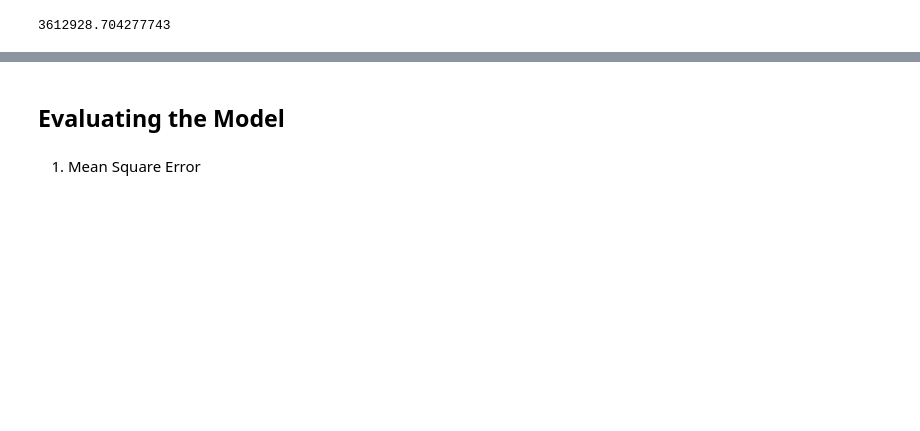
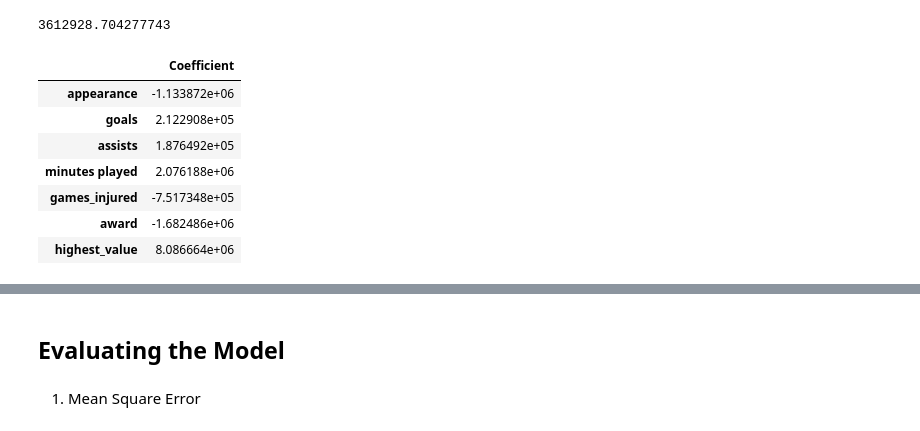
Before and after one commit to Tw-0l/Football-Players-Transfer-Fees-Predictions, a Jupyter notebook: EDA explain template.ipynb, the cells around one changed output, grey strips where cells are left out. Drawn from its saved outputs; the diff is of its cells as text; code cells hidden in the pictures; blank space fills up the shorter version.

```diff
--- a/EDA explain template.ipynb
+++ b/EDA explain template.ipynb
@@ -336,3 +338,6 @@ X_test_scaled = scaler.transform(X_test)
 ## Buliding the Model
 # %%
 model = LinearRegression()
+# %%
+
+ridge_model = Ridge(alpha = 20)
@@ -343,3 +366,6 @@ model = LinearRegression()
 model.fit(X_train_scaled, y_train)
 # %% [output]
 LinearRegression()
+# %%
+
+ridge_model.fit(X_train_scaled, y_train)
@@ -367,3 +440,16 @@ coeff_df
 print(model.intercept_)
 # %% [output]
 3612928.704277743
+# %%
+
+coeff_df = pd.DataFrame(ridge_model.coef_,X.columns,columns=['Coefficient'])
+coeff_df
+# %% [output]
+|  | Coefficient |
+| appearance | -1.133872e+06 |
+| goals | 2.122908e+05 |
+| assists | 1.876492e+05 |
+| minutes played | 2.076188e+06 |
+| games_injured | -7.517348e+05 |
+| award | -1.682486e+06 |
+| highest_value | 8.086664e+06 |
```
Also changed, not shown: parts of 32 cells of this notebook.
